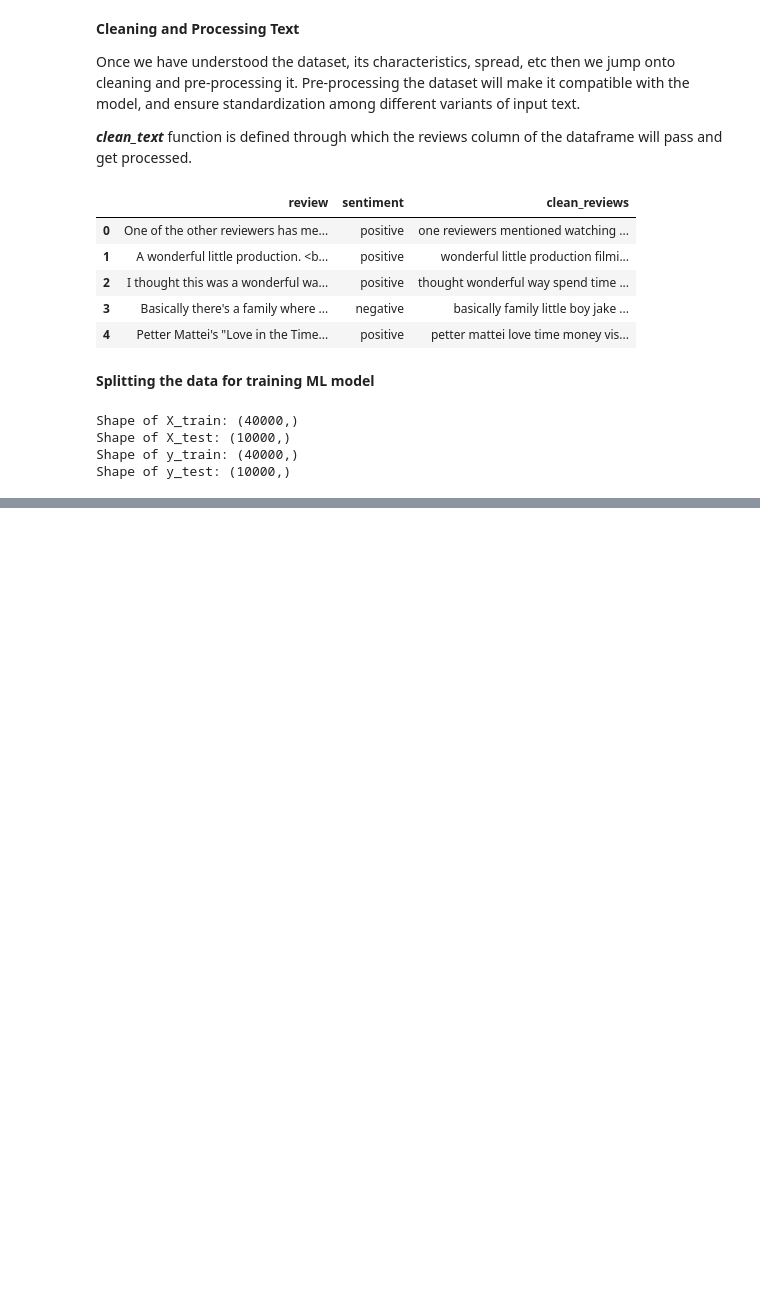
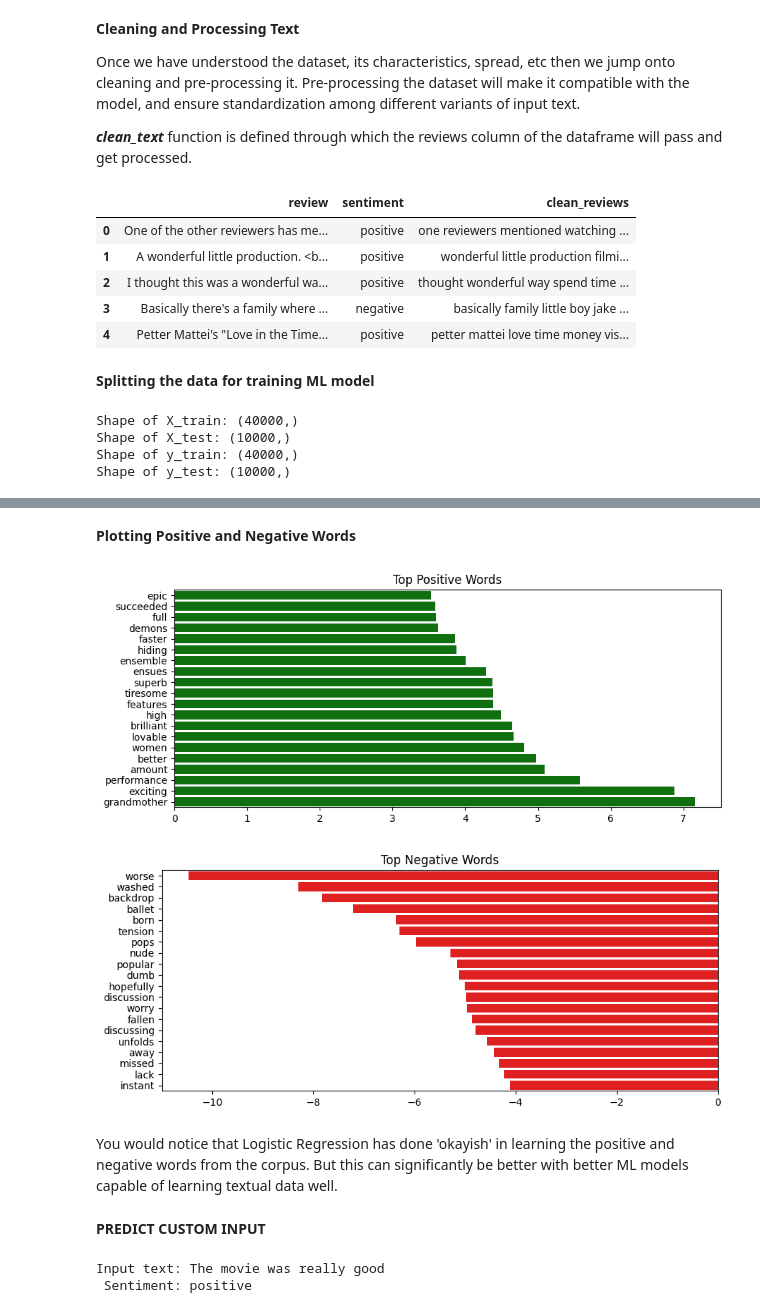
Before and after one commit to AmitKumarKGP/AI-Powered-Movie-Review-Sentiment-Classifier-from-EDA-to-Deployment, a Jupyter notebook: ai_movie_review.ipynb, the cells around one changed output, grey strips where cells are left out. Drawn from its saved outputs; the diff is of its cells as text; code cells hidden in the pictures; blank space fills up the shorter version.

```diff
--- a/ai_movie_review.ipynb
+++ b/ai_movie_review.ipynb
@@ -232,0 +334,56 @@ Shape of y_test: (10000,)
+# %%
+"""
+Sorting the coefficients in ascending order. The lowest coefficient will reflect the most negative word and the highest
+coefficent will reflect the most positive word.
+"""
+
+# Taking the last 20 indices from sorted array of coeff
+top_positive = feature_name[np.argsort(coef)[-20:]]
+
+
+# Taking the first 20 indices from sorted array of coeff
+top_negative = feature_name[np.argsort(coef)[:20]]
+
+# Note: np.sort(arr) will give the values in sorted order whereas np.argsort(arr) will give indices of sorted values
+# %% [markdown]
+**Plotting Positive and Negative Words**
+# %%
+plt.figure(figsize = (10,4))
+sns.barplot(x=coef[np.argsort(coef)[-20:]], y=top_positive, color='green')
+plt.title("Top Positive Words")
+
+plt.figure(figsize=(10,4))
+sns.barplot(x=coef[np.argsort(coef)[:20]], y=top_negative, color='red')
+plt.title("Top Negative Words")
+plt.show()
+# %% [output]
+[figure, added]
+[figure, added]
+# %% [markdown]
+You would notice that Logistic Regression has done 'okayish' in learning the positive and negative words from the corpus. But this can significantly be better with better ML models capable of learning textual data well.
+# %% [markdown]
+**PREDICT CUSTOM INPUT**
+# %%
+def predict_sentiment(text: str):
+
+    # Formatting/processing the input text using previously defined function 'clean_text'
+    processed_text = clean_text(text)
+
+    # Transforming the text to vectors using vectoriser. Note that same vectoriser must be utilised here which was used for
+    # training the ML model
+
+    input_vector = vectoriser.transform([processed_text])
+
+    # Predicting the sentiment
+    pred = model_LR.predict(input_vector)[0]
+
+    print(f"Input text: {text} \n Sentiment: {pred}")
+
+
+# An example
+input_text = "The movie was really good"
+
+predict_sentiment(input_text)
+# %% [output]
+Input text: The movie was really good
+ Sentiment: positive
```
Also changed, not shown: parts of 12 cells of this notebook.
